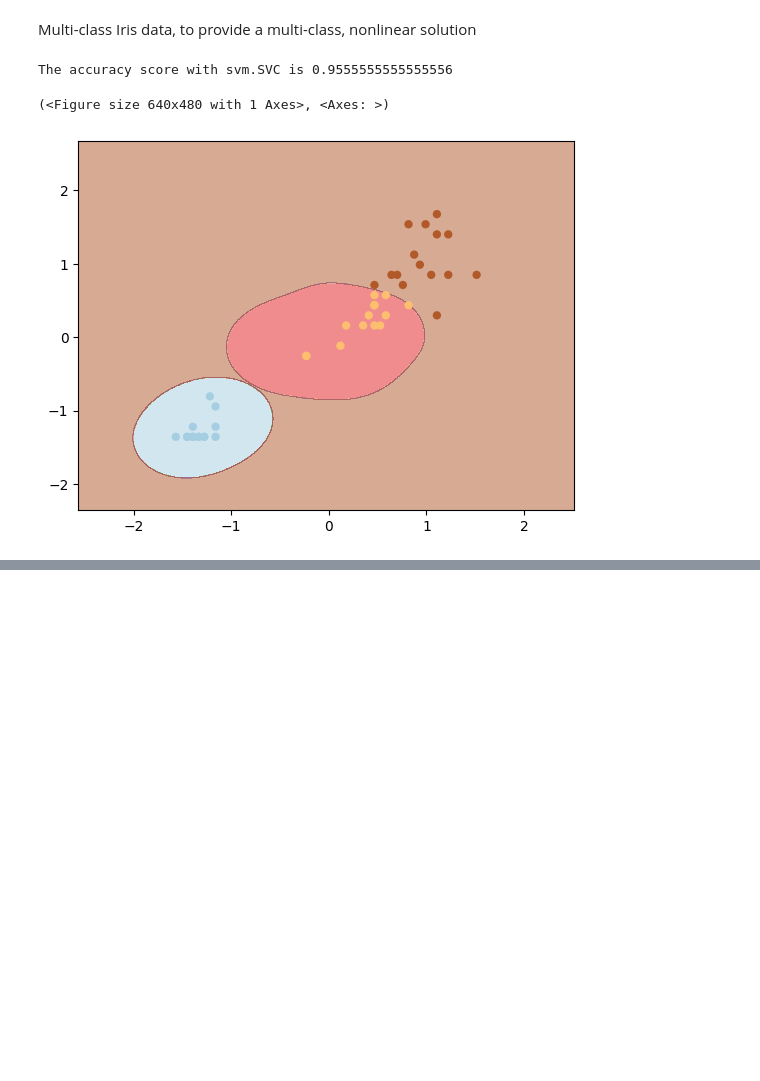
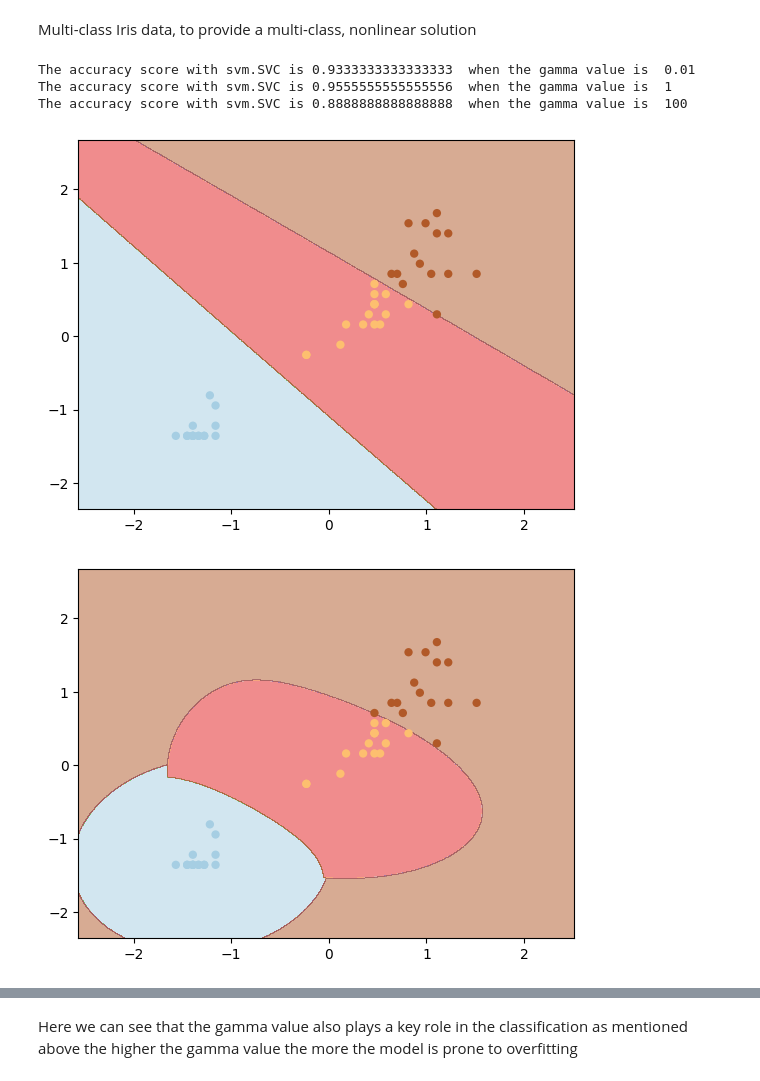
Before and after one commit to SajinMohamedPe/Introduction-to-Data-Engineering-and-Machine-Learning, a Jupyter notebook: Activity3_01.ipynb, the cells around one changed output, grey strips where cells are left out. Drawn from its saved outputs; the diff is of its cells as text; code cells hidden in the pictures; blank space fills up the shorter version.

```diff
--- a/Activity3_01.ipynb
+++ b/Activity3_01.ipynb
@@ -179,7 +212,7 @@ y = filtered_df[' class']
 y = np.where(y == "Iris-setosa", 0, 1)
 
 model = LogisticRegressionGD() # using the model we created above
-X_train, X_test, y_train, y_test = train_test_split(X, y, test_size=0.2, random_state=42)
+X_train, X_test, y_train, y_test = train_test_split(X, y, test_size=0.30, random_state=42)
 
 model.train(X_train, y_train) # fitting data to model
 
@@ -190,9 +223,12 @@ from sklearn.metrics import accuracy_score
 
 print("The accuracy score is", accuracy_score(y_test, y_pred)) # calculating accuracy
 
+print("The model cost approaches 0 but not equal to 0 eg.", model.cost_[10:20])
 plt.plot(range(1, len(model.cost_)+1), model.cost_, marker='o')
 plt.xlabel('Iterations')
 plt.ylabel('Misclassifications')
 plt.show()
+print(type(X_test))
+plot_decision_boundary(X_test, y_pred, model)
 # %% [output]
 The accuracy score is 1.0
@@ -438,12 +476,9 @@ clf = svm.SVC(kernel='linear')
 # using stratify to get 33% of each Iris data
 X_train, X_test, y_train, y_test = train_test_split(X, y, test_size=0.3, random_state=42, stratify=y)
 
-scaler = StandardScaler()
-X_train_scaled = scaler.fit(X_train)
-X_train_scaled = scaler.transform(X_train)
-
-X_test_scaled = scaler.fit(X_test)
-X_test_scaled = scaler.transform(X_test)
+# using standard scaler to fit the train and test data
+# scaling train data and test data
+X_train_scaled, X_test_scaled = scaleData(X_train, X_test)
 
 clf.fit(X_train_scaled, y_train)
 y_pred = clf.predict(X_test_scaled)
@@ -537,45 +594,53 @@ Multi-class Iris data, to provide a multi-class, nonlinear solution
 # %%
 ################################
 # Your code here
 
 import pandas as pd
 from sklearn import svm
 from sklearn.model_selection import train_test_split
 from sklearn.preprocessing import StandardScaler
 import numpy as np
 import matplotlib.pyplot as plt
 from sklearn.metrics import accuracy_score
 
 ################################
 # Your code here
-df = pd.read_csv('iris_data.csv', header=0)
-X = df.iloc[:, [2,3]]
-y = df.iloc[:, 4]
 
-class_mapping = {"Iris-setosa": 0, "Iris-versicolor": 1, "Iris-virginica": 2}
-y = df[' class'] = y.map(class_mapping)
+def svmWithGammaValue(gamma) :
+    df = pd.read_csv('iris_data.csv', header=0)
+    X = df.iloc[:, [2,3]]
+    y = df.iloc[:, 4]
 
-# using svm.SVC with linear kernel
-clf = svm.SVC(kernel='rbf', C = 1, gamma=4, decision_function_shape='ovo')
+    class_mapping = {"Iris-setosa": 0, "Iris-versicolor": 1, "Iris-virginica": 2}
+    y = df[' class'] = y.map(class_mapping)
 
-# using stratify to get 33% of each Iris data
-X_train, X_test, y_train, y_test = train_test_split(X, y, test_size=0.3, random_state=42, stratify=y)
+    # using svm.SVC with linear kernel
+    clf = svm.SVC(kernel='rbf', C = 1, gamma=gamma, decision_function_shape='ovo')
 
-scaler = StandardScaler()
-X_train_scaled = scaler.fit(X_train)
-X_train_scaled = scaler.transform(X_train)
+    # using stratify to get 33% of each Iris data
+    X_train, X_test, y_train, y_test = train_test_split(X, y, test_size=0.3, random_state=42, stratify=y)
 
-X_test_scaled = scaler.fit(X_test)
-X_test_scaled = scaler.transform(X_test)
+    scaler = StandardScaler()
+    X_train_scaled = scaler.fit(X_train)
+    X_train_scaled = scaler.transform(X_train)
 
-clf.fit(X_train_scaled, y_train)
-y_pred = clf.predict(X_test_scaled)
+    X_test_scaled = scaler.fit(X_test)
+    X_test_scaled = scaler.transform(X_test)
+
+    clf.fit(X_train_scaled, y_train)
+    y_pred = clf.predict(X_test_scaled)
 
 
-print("The accuracy score with svm.SVC is", accuracy_score(y_test, y_pred)) # calculating accuracy
+    print("The accuracy score with svm.SVC is", accuracy_score(y_test, y_pred), " when the gamma value is ", gamma) # calculating accuracy
 
-plot_decision_boundary(X_test_scaled, y_pred, clf) # plot decision boundary
+    plot_decision_boundary(X_test_scaled, y_pred, clf) # plot decision boundary
+
+svmWithGammaValue(.01)
+svmWithGammaValue(1)
+svmWithGammaValue(100)
 # %% [output]
-The accuracy score with svm.SVC is 0.9555555555555556
+The accuracy score with svm.SVC is 0.9333333333333333  when the gamma value is  0.01
+The accuracy score with svm.SVC is 0.9555555555555556  when the gamma value is  1
+The accuracy score with svm.SVC is 0.8888888888888888  when the gamma value is  100
-(<Figure size 640x480 with 1 Axes>, <Axes: >)
-[figure, old version]
+[figure, new version]
+[figure, added]
@@ -581,0 +648,2 @@ The accuracy score with svm.SVC is 0.9555555555555556
+# %% [markdown]
+Here we can see that the gamma value also plays a key role in the classification as mentioned above the higher the gamma value the more the model is prone to overfitting
```
Also changed, not shown: parts of 24 cells of this notebook.
